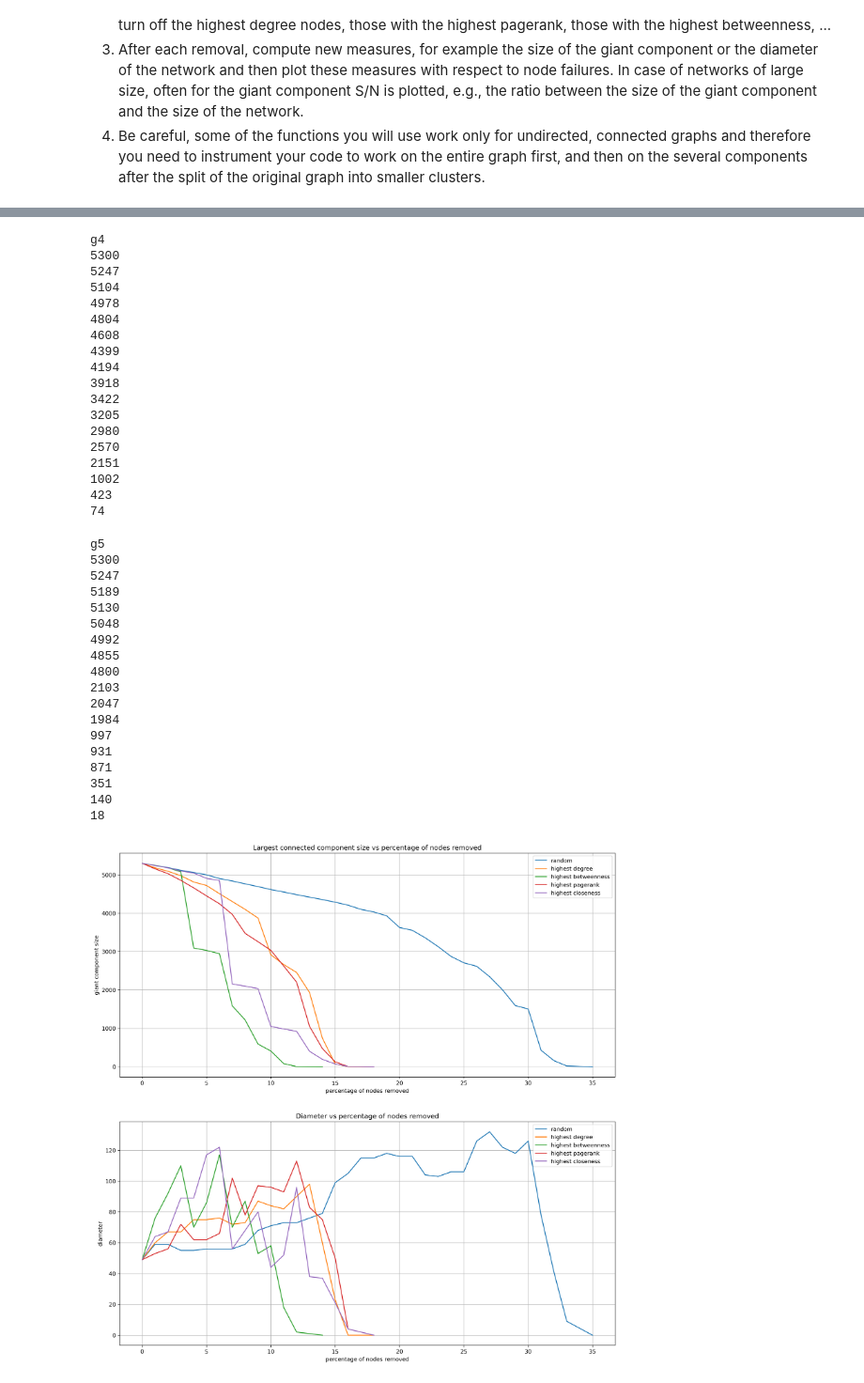
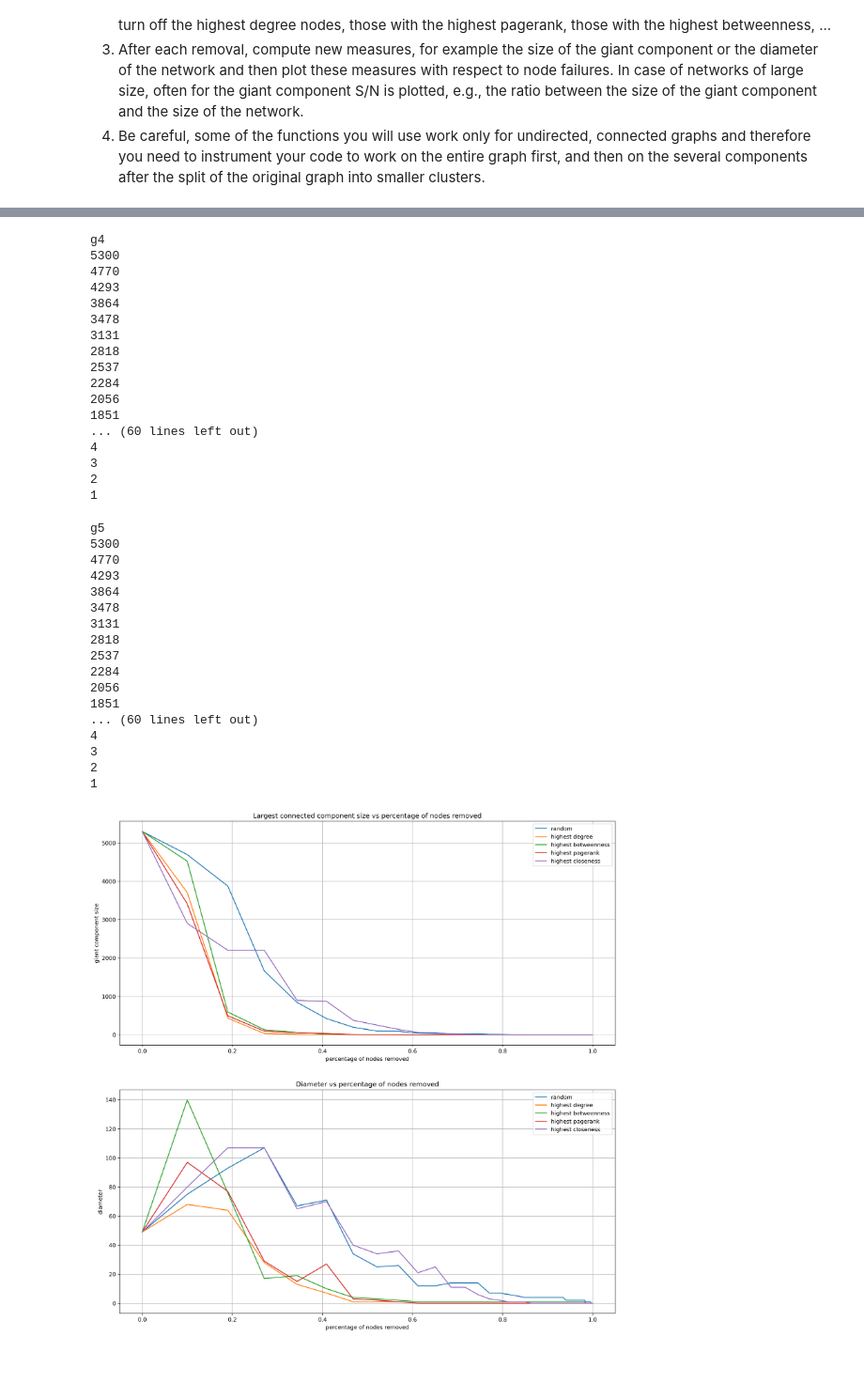
Before and after one commit to luca959/NA-3, a Jupyter notebook: NA3.ipynb, the cells around one changed output, grey strips where cells are left out. Shown: that part at 94% size. Cells and saved outputs as stored; diff of their text form; code cells hidden in the pictures.

Commit message:
add results

```diff
--- a/NA3.ipynb
+++ b/NA3.ipynb
@@ -360,5 +369,5 @@ g1
 # %%
-l2, d2, x2 = attack_degree(G, nodes_per_iteration)
+l2, d2, x2 = attack_degree(G, percentage)
 # %% [output]
 g2
 5300
@@ -381,5 +389,5 @@ g2
 # %%
-l3, d3, x3 = attack_betweenness(G, nodes_per_iteration)
+l3, d3, x3 = attack_betweenness(G, percentage)
 # %% [output]
 g3
 5300
@@ -398,52 +409,50 @@ g3
 # %%
-l4, d4, x4 = attack_pagerank(G, nodes_per_iteration)
+l4, d4, x4 = attack_pagerank(G, percentage)
 # %% [output]
 g4
 5300
-5247
-5104
-4978
-4804
-4608
-4399
-4194
-3918
-3422
-3205
-2980
-2570
-2151
-1002
-423
-74
+4770
+4293
+3864
+3478
+3131
+2818
+2537
+2284
+2056
+1851
+... (60 lines left out)
+4
+3
+2
+1
 # %%
-l5, d5, x5 = attack_closeness(G, nodes_per_iteration)
+l5, d5, x5 = attack_closeness(G, percentage)
 # %% [output]
 g5
 5300
-5247
-5189
-5130
-5048
-4992
-4855
-4800
-2103
-2047
-1984
-997
-931
-871
-351
-140
-18
+4770
+4293
+3864
+3478
+3131
+2818
+2537
+2284
+2056
+1851
+... (60 lines left out)
+4
+3
+2
+1
 # %%
-plot_results(
+plot_results(total_nodes=n, nodes_per_iteration=percentage,
     x1=x1, l1=l1, d1=d1
     ,x2=x2, l2=l2, d2=d2
     ,x3=x3, l3=l3, d3=d3
     ,x4=x4, l4=l4, d4=d4
     ,x5=x5, l5=l5, d5=d5
     )
 # %% [output]
-[figure, old version]
+[figure, new version]
```
Also changed, not shown: parts of 7 cells of this notebook, 1 other file.
